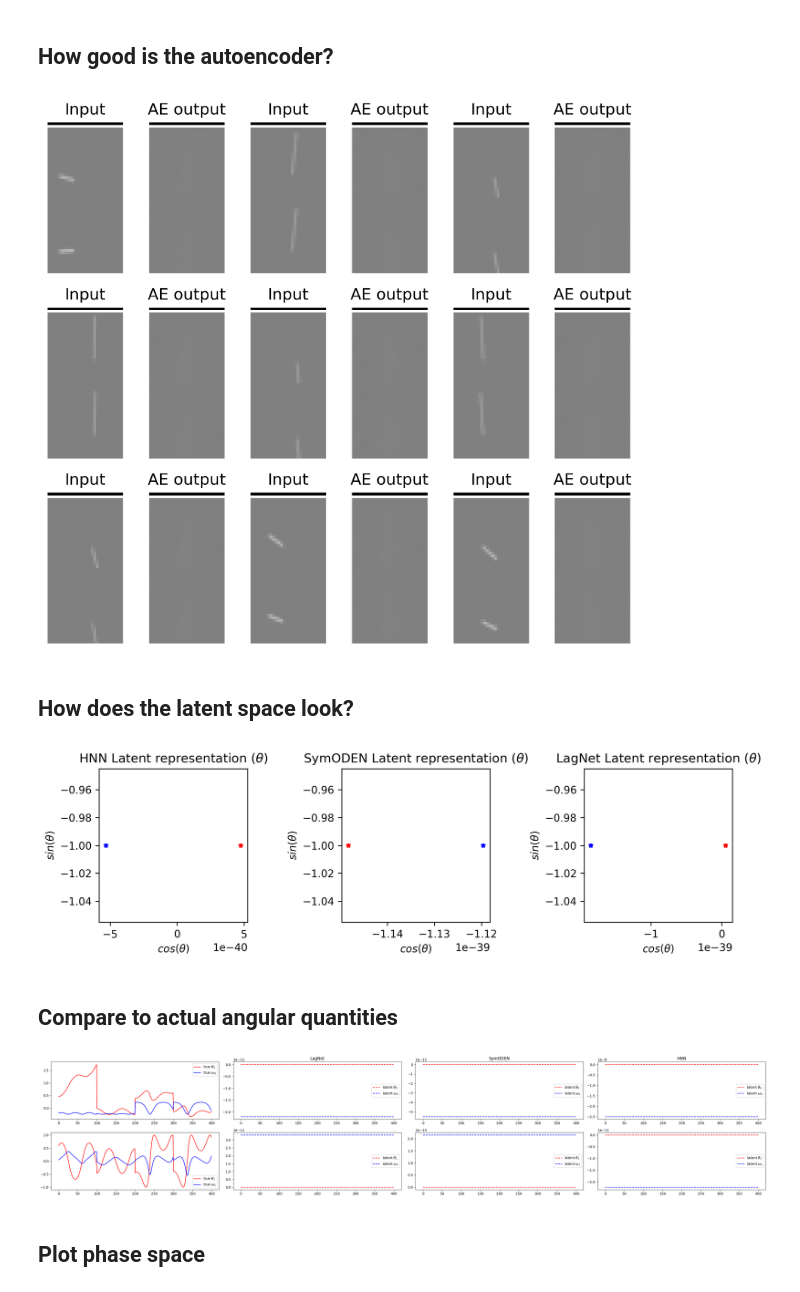
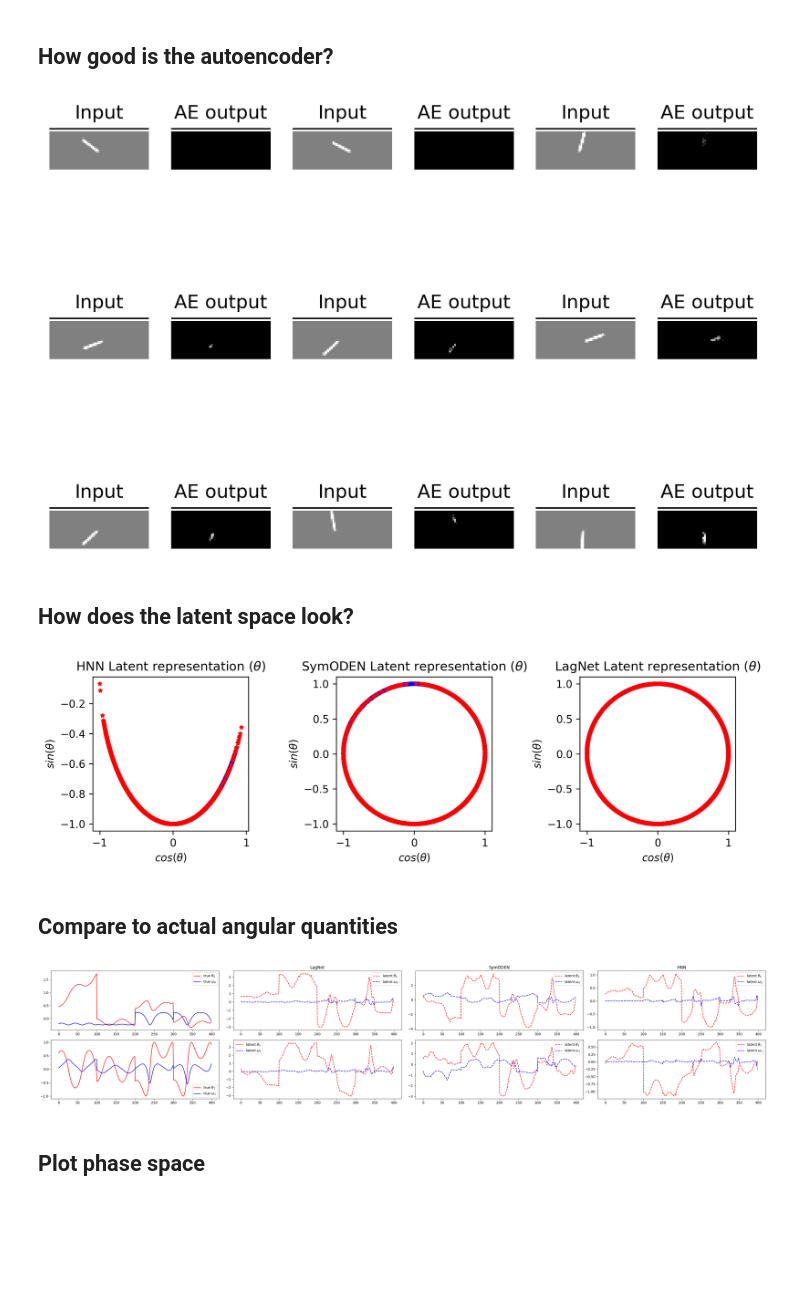
Before and after one commit to cabjudo/hamiltonian-nn, a Jupyter notebook: analyze-cart.ipynb, the cells around one changed output. Cells and saved outputs as stored; diff of their text form; code cells hidden in the pictures; blank space fills up the shorter version.

```diff
--- a/analyze-cart.ipynb
+++ b/analyze-cart.ipynb
@@ -52,7 +52,7 @@ LINE_WIDTH = 2
 FORMAT = 'pdf'
 
 def get_args():
-    return {'input_dim': 2*784,
+    return {'input_dim': 2*60*25,
          'hidden_dim': 300,
          'latent_dim': 4,
          'learn_rate': 1e-3,
@@ -60,13 +60,15 @@ def get_args():
          'total_steps': 2000,
          'print_every': 200,
          'num_frames': 400,
-         'name': 'pixels',
+         'name': 'pixels-cart-pole',
          'seed': 0,
          'save_dir': './{}'.format(EXPERIMENT_DIR),
          'fig_dir': './figures'}
 
 class ObjectView(object):
     def __init__(self, d): self.__dict__ = d
+
+args = ObjectView(get_args())
 # %% [markdown]
 ## Make a GIF from frames in the dataset
 # %%
@@ -196,14 +198,14 @@ for c in range(cols):
     ix = r*2*cols + 2*c
     # plot true image
     plt.subplot(rows, 2*cols, ix + 1)
-    im = bx_next[ix].detach().numpy().reshape(-1,side)
+    im = bx_next[ix].detach().numpy().reshape(-1, 25, 60)[0]
     im = (im.clip(-.5,.5) + .5)
     im[0,:] = 0 ; im[1,:] = 1
     plt.imshow(im, cmap='gray') ; plt.axis('off') ; plt.title("Input")
 
     # plot true image
     plt.subplot(rows, 2*cols, ix + 2)
-    im = bx_hat_next[ix].detach().numpy().reshape(-1,side)
+    im = bx_hat_next[ix].detach().numpy().reshape(-1, 25, 60)[0]
     im = (im.clip(-.5,.5) + .5)
     im[0,:] = 0 ; im[1,:] = 1
     plt.imshow(im, cmap='gray') ; plt.axis('off') ; plt.title("AE output")
@@ -216,43 +218,43 @@ for c in range(cols):
     ix = r*2*cols + 2*c
     # plot true image
     plt.subplot(rows, 2*cols, ix + 1)
-    im = bx_next[ix].detach().numpy().reshape(-1,side)
+    im = bx_next[ix].detach().numpy().reshape(-1, 25, 60)[0]
     im = (im.clip(-.5,.5) + .5)
     im[0,:] = 0 ; im[1,:] = 1
     plt.imshow(im, cmap='gray') ; plt.axis('off') ; plt.title("Input")
 
     # plot true image
     plt.subplot(rows, 2*cols, ix + 2)
-    im = bx_hat_next[ix].detach().numpy().reshape(-1,side)
+    im = bx_hat_next[ix].detach().numpy().reshape(-1, 25, 60)[0]
     im = (im.clip(-.5,.5) + .5)
     im[0,:] = 0 ; im[1,:] = 1
     plt.imshow(im, cmap='gray') ; plt.axis('off') ; plt.title("AE output")
 
 # lag
 r=2
 bx_hat_next = lag_model.autoencoder(bx_next)
 
 for c in range(cols):
     ix = r*2*cols + 2*c
     # plot true image
     plt.subplot(rows, 2*cols, ix + 1)
-    im = bx_next[ix].detach().numpy().reshape(-1,side)
+    im = bx_next[ix].detach().numpy().reshape(-1, 25, 60)[0]
     im = (im.clip(-.5,.5) + .5)
     im[0,:] = 0 ; im[1,:] = 1
     plt.imshow(im, cmap='gray') ; plt.axis('off') ; plt.title("Input")
 
     # plot true image
     plt.subplot(rows, 2*cols, ix + 2)
-    im = bx_hat_next[ix].detach().numpy().reshape(-1,side)
+    im = bx_hat_next[ix].detach().numpy().reshape(-1, 25, 60)[0]
     im = (im.clip(-.5,.5) + .5)
     im[0,:] = 0 ; im[1,:] = 1
     plt.imshow(im, cmap='gray') ; plt.axis('off') ; plt.title("AE output")
 
 
 plt.tight_layout() ; plt.show()
 fig.savefig('{}/autoencoder-hnn.{}'.format(args.fig_dir, FORMAT))
 # %% [output]
-[figure, old version]
+[figure, new version]
 # %% [markdown]
 ## How does the latent space look?
 # %%
@@ -291,7 +293,7 @@ plt.title("LagNet Latent representation ($\\theta$)")
 plt.tight_layout() ; plt.show()
 fig.savefig('{}/latents-hnn.{}'.format(args.fig_dir, FORMAT))
 # %% [output]
-[figure, old version]
+[figure, new version]
 # %% [markdown]
 ## Compare to actual angular quantities
 # %%
@@ -338,7 +340,7 @@ plt.legend()
 
 plt.tight_layout() ; plt.show()
 # %% [output]
-[figure, old version]
+[figure, new version]
 # %% [markdown]
 ## Plot phase space
 # %%
```
Also changed, not shown: parts of 8 cells of this notebook, 33 other files.
